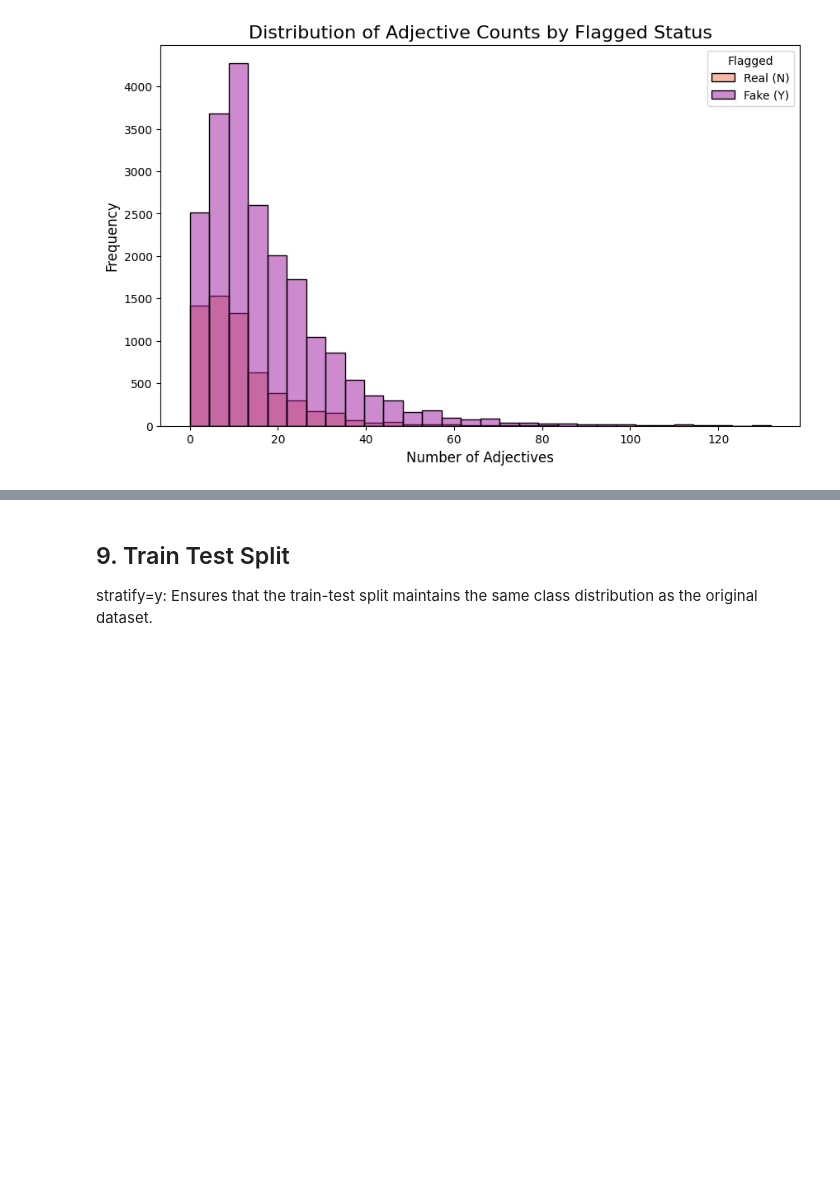
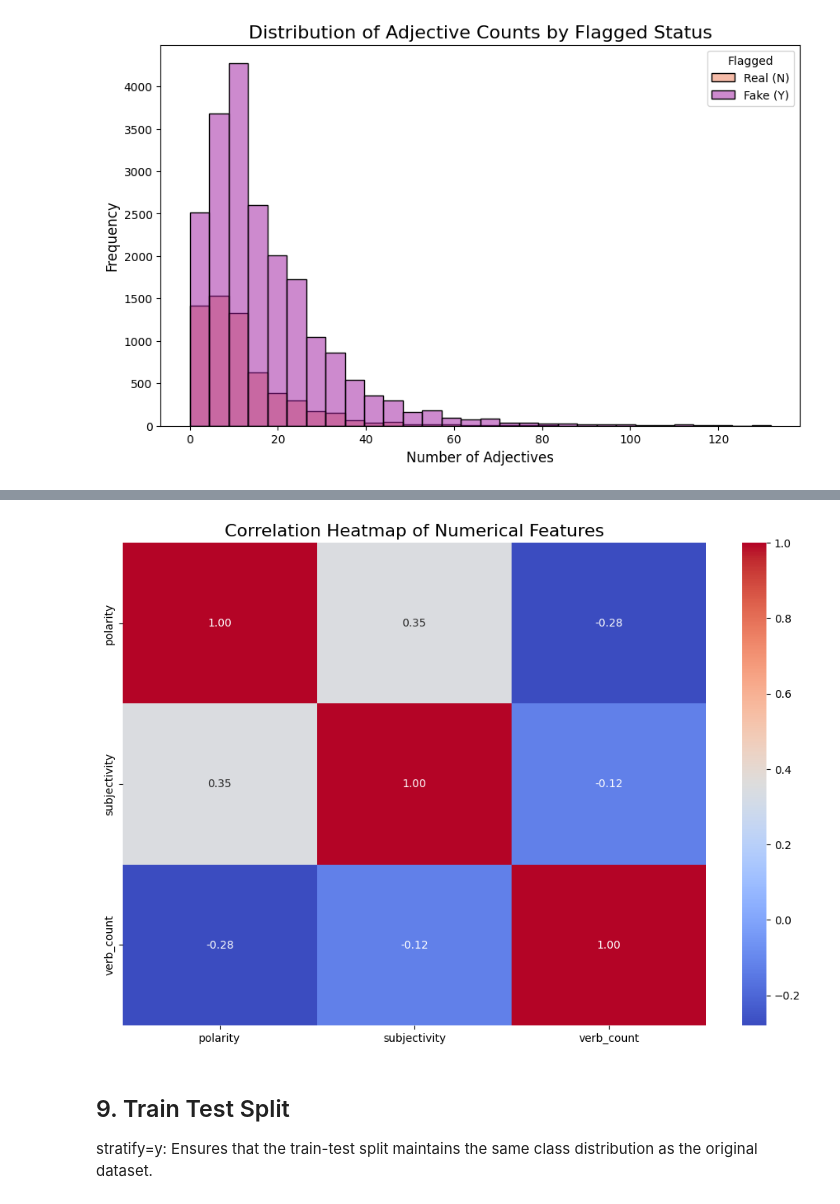
Before and after one commit to lihuicham/review-fraud-detection, a Jupyter notebook: code.ipynb, the cells around one changed output, grey strips where cells are left out. Cells and saved outputs as stored; diff of their text form; code cells hidden in the pictures; blank space fills up the shorter version.

Commit message:
feat : update markdown + drop some feature + improve model performance

```diff
--- a/code.ipynb
+++ b/code.ipynb
@@ -1092,3 +1138,15 @@ plt.show()
+# %%
+text_features = ['word_count', 'char_count', 'noun_count', 'adj_count']
+
+df.drop(columns=text_features, inplace=True)
+# %%
+plt.figure(figsize=(12, 8))
+correlation_matrix = df[['polarity', 'subjectivity', 'verb_count']].corr()
+sns.heatmap(correlation_matrix, annot=True, cmap='coolwarm', fmt=".2f")
+plt.title('Correlation Heatmap of Numerical Features', fontsize=16)
+plt.show()
+# %% [output]
+[figure, added]
 # %% [markdown]
 ## 9. Train Test Split
 stratify=y: Ensures that the train-test split maintains the same class distribution as the original dataset.
```
Also changed, not shown: parts of 36 cells of this notebook, 1 other file.
